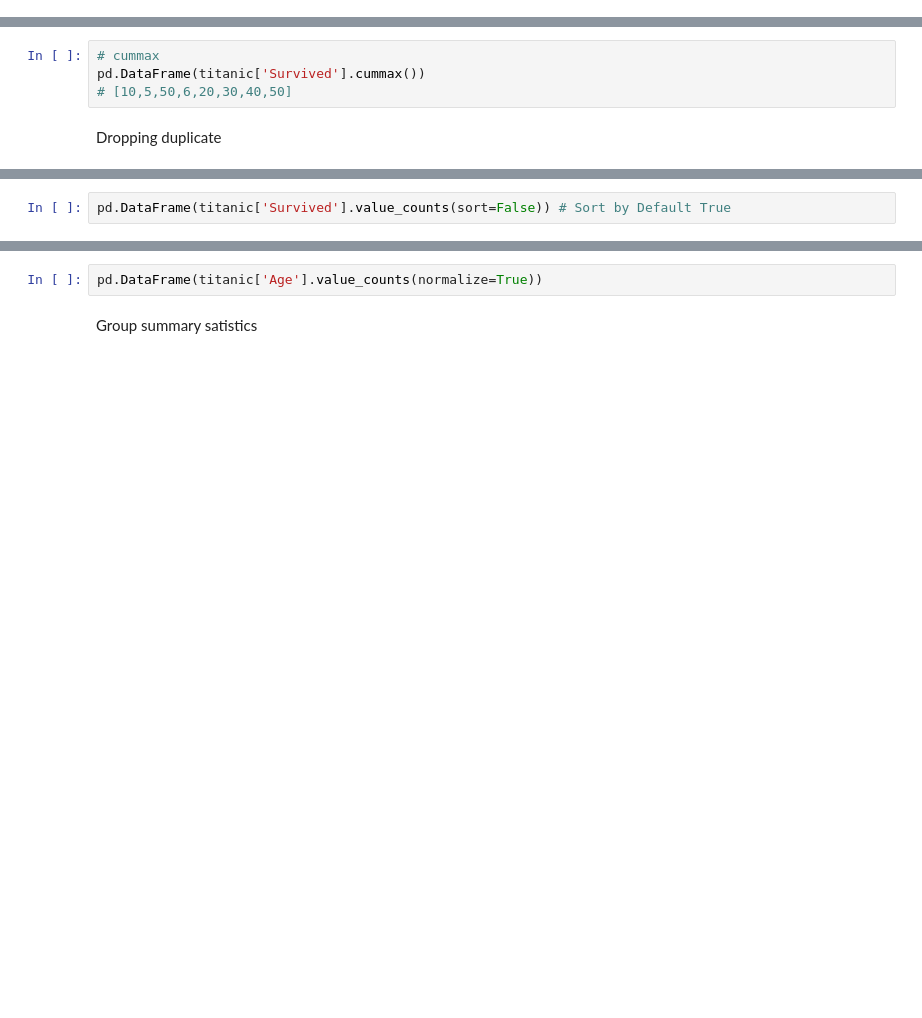
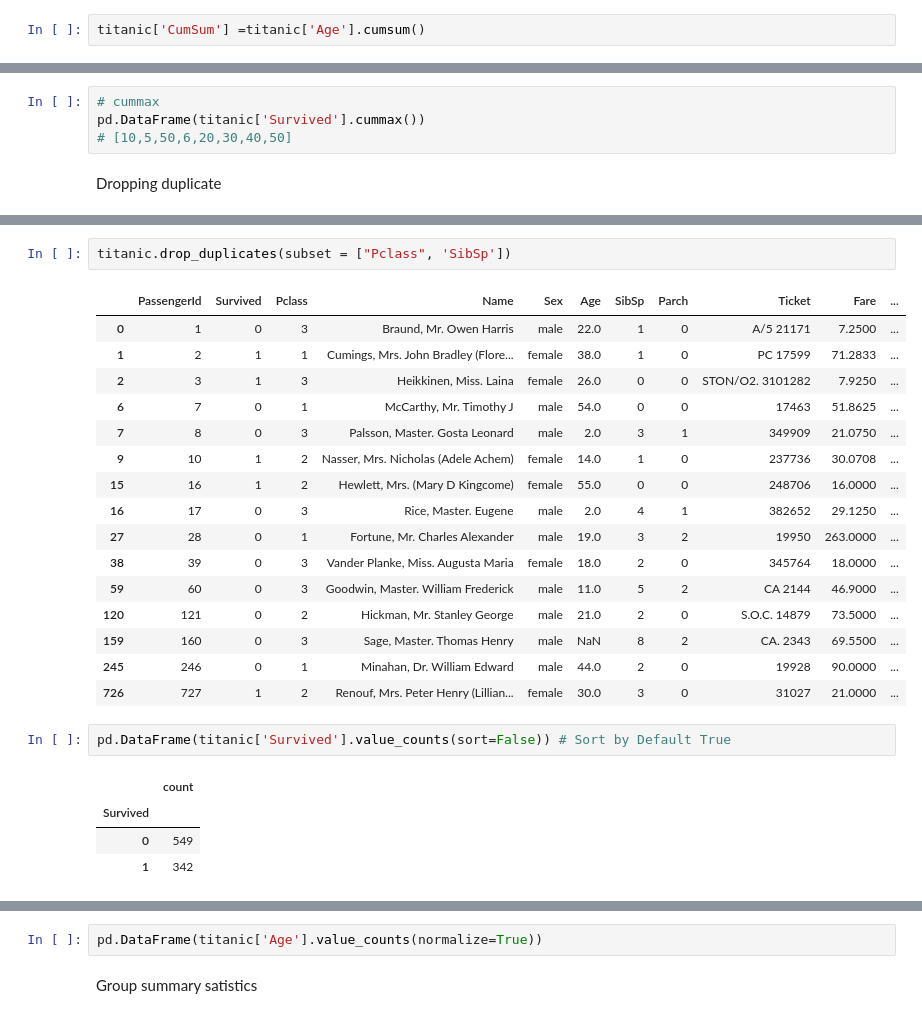
Before and after one commit to ShaheerJamalChishti90/CDE-Learning-B2, a Jupyter notebook: 03 Data Analysis/Pandas/Class 02 - Dataframes and Aggregagtion.ipynb, the cells around one changed output, grey strips where cells are left out. Cells and saved outputs as stored; diff of their text form; blank space fills up the shorter version.

```diff
--- a/03 Data Analysis/Pandas/Class 02 - Dataframes and Aggregagtion.ipynb
+++ b/03 Data Analysis/Pandas/Class 02 - Dataframes and Aggregagtion.ipynb
@@ -429,0 +518,2 @@ pd.DataFrame(titanic['Age'].cumsum())
+# %%
+titanic['CumSum'] =titanic['Age'].cumsum()
@@ -440,4 +542,28 @@ titanic.drop_duplicates(subset = ["Pclass", 'SibSp'])
+# %%
+titanic.drop_duplicates(subset = ["Pclass", 'SibSp'])
+# %% [output]
+|  | PassengerId | Survived | Pclass | Name | Sex | Age | SibSp | Parch | Ticket | Fare | ... |
+| 0 | 1 | 0 | 3 | Braund, Mr. Owen Harris | male | 22.0 | 1 | 0 | A/5 21171 | 7.2500 | ... |
+| 1 | 2 | 1 | 1 | Cumings, Mrs. John Bradley (Flore... | female | 38.0 | 1 | 0 | PC 17599 | 71.2833 | ... |
+| 2 | 3 | 1 | 3 | Heikkinen, Miss. Laina | female | 26.0 | 0 | 0 | STON/O2. 3101282 | 7.9250 | ... |
+| 6 | 7 | 0 | 1 | McCarthy, Mr. Timothy J | male | 54.0 | 0 | 0 | 17463 | 51.8625 | ... |
+| 7 | 8 | 0 | 3 | Palsson, Master. Gosta Leonard | male | 2.0 | 3 | 1 | 349909 | 21.0750 | ... |
+| 9 | 10 | 1 | 2 | Nasser, Mrs. Nicholas (Adele Achem) | female | 14.0 | 1 | 0 | 237736 | 30.0708 | ... |
+| 15 | 16 | 1 | 2 | Hewlett, Mrs. (Mary D Kingcome) | female | 55.0 | 0 | 0 | 248706 | 16.0000 | ... |
+| 16 | 17 | 0 | 3 | Rice, Master. Eugene | male | 2.0 | 4 | 1 | 382652 | 29.1250 | ... |
+| 27 | 28 | 0 | 1 | Fortune, Mr. Charles Alexander | male | 19.0 | 3 | 2 | 19950 | 263.0000 | ... |
+| 38 | 39 | 0 | 3 | Vander Planke, Miss. Augusta Maria | female | 18.0 | 2 | 0 | 345764 | 18.0000 | ... |
+| 59 | 60 | 0 | 3 | Goodwin, Master. William Frederick | male | 11.0 | 5 | 2 | CA 2144 | 46.9000 | ... |
+| 120 | 121 | 0 | 2 | Hickman, Mr. Stanley George | male | 21.0 | 2 | 0 | S.O.C. 14879 | 73.5000 | ... |
+| 159 | 160 | 0 | 3 | Sage, Master. Thomas Henry | male | NaN | 8 | 2 | CA. 2343 | 69.5500 | ... |
+| 245 | 246 | 0 | 1 | Minahan, Dr. William Edward | male | 44.0 | 2 | 0 | 19928 | 90.0000 | ... |
+| 726 | 727 | 1 | 2 | Renouf, Mrs. Peter Henry (Lillian... | female | 30.0 | 3 | 0 | 31027 | 21.0000 | ... |
 # %%
 pd.DataFrame(titanic['Survived'].value_counts(sort=False)) # Sort by Default True
+# %% [output]
+|  | count |
+| Survived |  |
+| 0 | 549 |
+| 1 | 342 |
 # %%
 pd.DataFrame(titanic['Age'].value_counts()) # Sort by Default True
```
Also changed, not shown: parts of 36 cells of this notebook.
